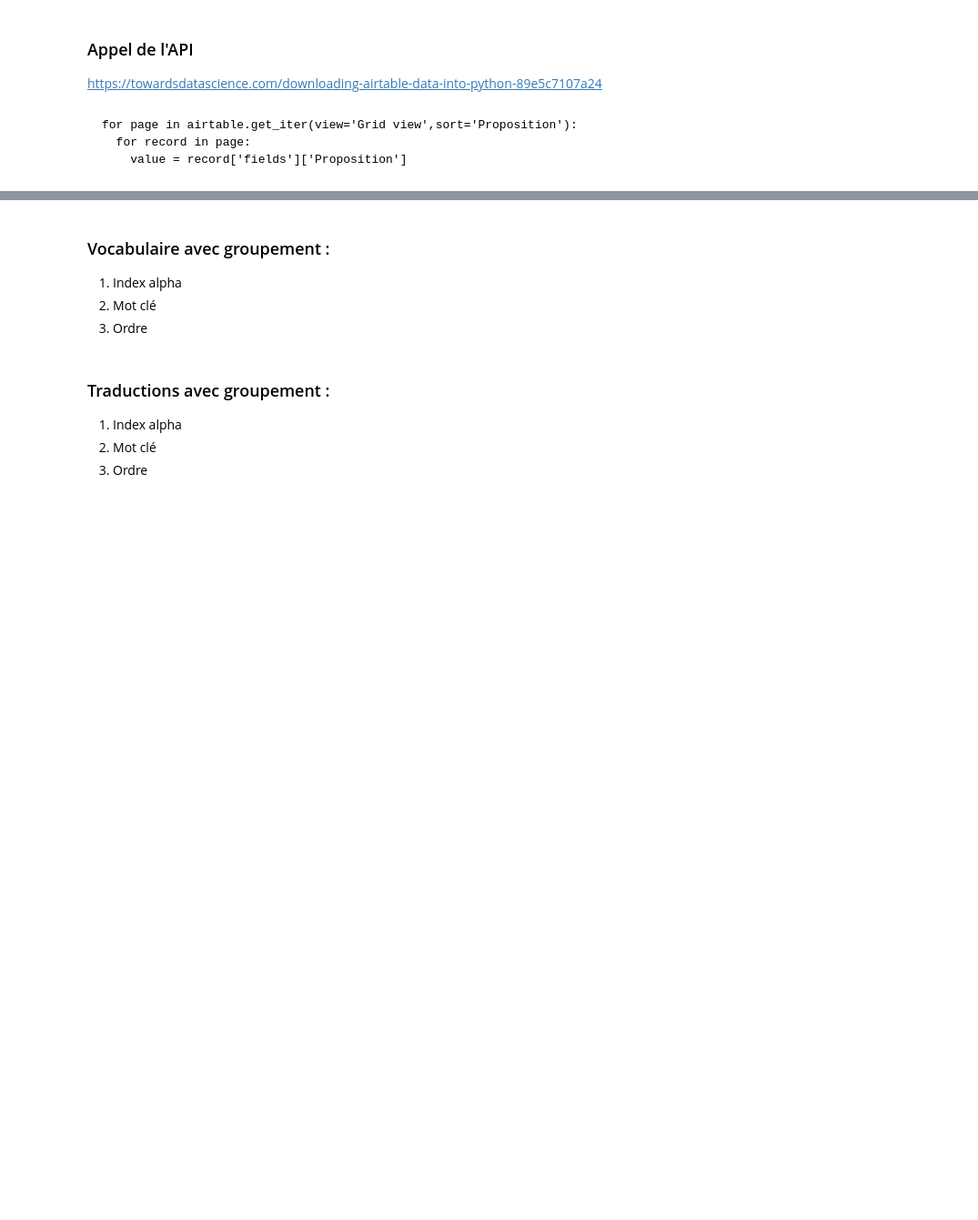
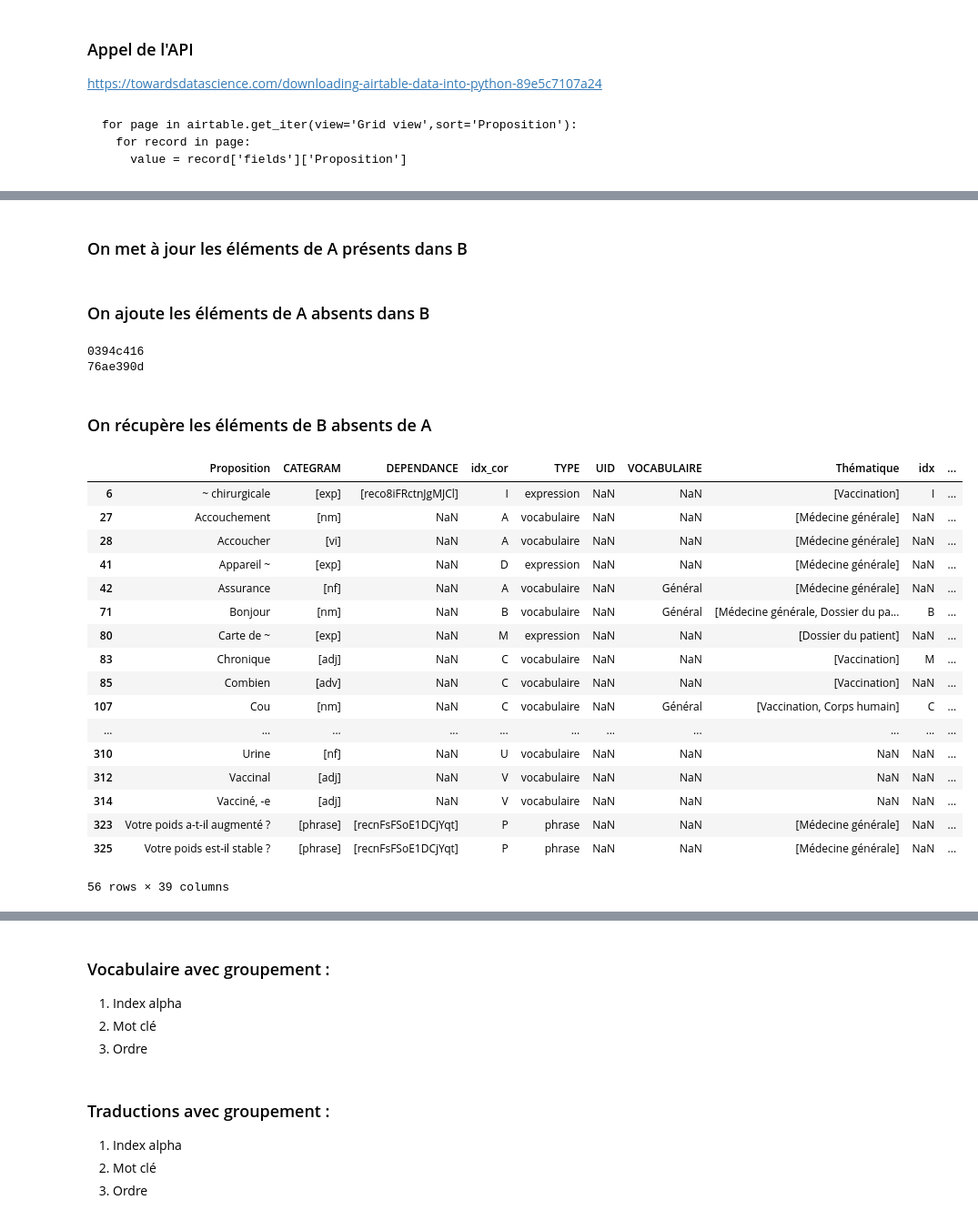
Before and after one commit to gretiere545/corpus, a Jupyter notebook: corpus_sync_airtable.ipynb, the cells around one changed output, grey strips where cells are left out. Shown at 91% size. Cells and saved outputs as stored; diff of their text form; code cells hidden in the pictures; blank space fills up the shorter version.

Commit message:
Version avec mises à jour bidirectionnelle

```diff
--- a/corpus_sync_airtable.ipynb
+++ b/corpus_sync_airtable.ipynb
@@ -145,0 +158,2 @@ df_vkat = pd.DataFrame.from_records((r['fields'] for r in vk_at))
+# %% [markdown]
+### On met à jour les éléments de A présents dans B
@@ -145,0 +174,44 @@ df_vkat = pd.DataFrame.from_records((r['fields'] for r in vk_at))
+# %% [markdown]
+### On ajoute les éléments de A absents dans B
+# %%
+for index, row in df_not_in_airtable.iterrows():
+  if row["uid"] is not None:
+    record = airtable.match('UID', row["uid"])
+    if bool(record) is False:
+      aDict = {}
+      key = "UID"
+      aDict[key] = row["uid"]
+      aDict["Proposition"] = row["expression"]
+      aDict["idx"] = row["index"]
+      for i in vk_languages:
+        key = i["trigramme"]
+        aDict[key] = row[key]
+      airtable.insert(aDict)
+      print (row["uid"] +" " + row["tur"])
+# %% [output]
+0394c416
+76ae390d
+# %% [markdown]
+### On récupère les éléments de B absents de A
+# %%
+df_not_in_gsheet = df_vkat[~df_vkat["UID"].isin(df_cc_global["uid"])]
+df_not_in_gsheet
+# %% [output]
+|  | Proposition | CATEGRAM | DEPENDANCE | idx_cor | TYPE | UID | VOCABULAIRE | Thématique | idx | ... |
+| 6 | ~ chirurgicale | [exp] | [reco8iFRctnJgMJCl] | I | expression | NaN | NaN | [Vaccination] | I | ... |
+| 27 | Accouchement | [nm] | NaN | A | vocabulaire | NaN | NaN | [Médecine générale] | NaN | ... |
+| 28 | Accoucher | [vi] | NaN | A | vocabulaire | NaN | NaN | [Médecine générale] | NaN | ... |
+| 41 | Appareil ~ | [exp] | NaN | D | expression | NaN | NaN | [Médecine générale] | NaN | ... |
+| 42 | Assurance | [nf] | NaN | A | vocabulaire | NaN | Général | [Médecine générale] | NaN | ... |
+| 71 | Bonjour | [nm] | NaN | B | vocabulaire | NaN | Général | [Médecine générale, Dossier du pa... | B | ... |
+| 80 | Carte de ~ | [exp] | NaN | M | expression | NaN | NaN | [Dossier du patient] | NaN | ... |
+| 83 | Chronique | [adj] | NaN | C | vocabulaire | NaN | NaN | [Vaccination] | M | ... |
+| 85 | Combien | [adv] | NaN | C | vocabulaire | NaN | NaN | [Vaccination] | NaN | ... |
+| 107 | Cou | [nm] | NaN | C | vocabulaire | NaN | Général | [Vaccination, Corps humain] | C | ... |
+| ... | ... | ... | ... | ... | ... | ... | ... | ... | ... | ... |
+| 310 | Urine | [nf] | NaN | U | vocabulaire | NaN | NaN | NaN | NaN | ... |
+| 312 | Vaccinal | [adj] | NaN | V | vocabulaire | NaN | NaN | NaN | NaN | ... |
+| 314 | Vacciné, -e | [adj] | NaN | V | vocabulaire | NaN | NaN | NaN | NaN | ... |
+| 323 | Votre poids a-t-il augmenté ? | [phrase] | [recnFsFSoE1DCjYqt] | P | phrase | NaN | NaN | [Médecine générale] | NaN | ... |
+| 325 | Votre poids est-il stable ? | [phrase] | [recnFsFSoE1DCjYqt] | P | phrase | NaN | NaN | [Médecine générale] | NaN | ... |
+56 rows × 39 columns
```
Also changed, not shown: parts of 8 cells of this notebook.
